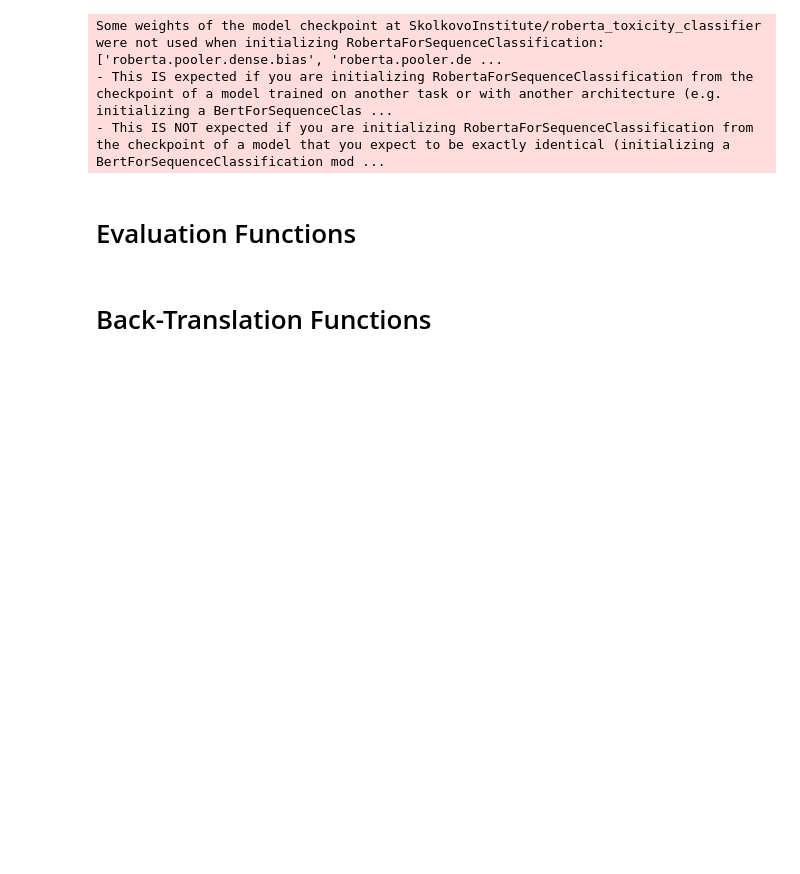
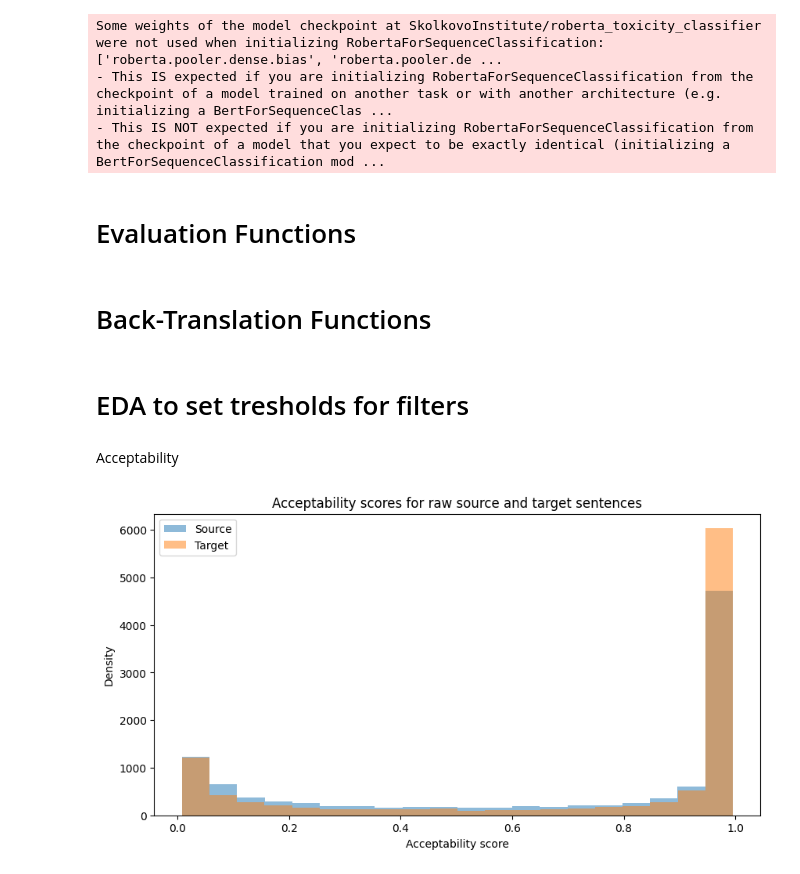
Before and after one commit to garyukong/T5-TextDetoxification, a Jupyter notebook: notebooks/3_Back-translation.ipynb, the cells around one changed output. Cells and saved outputs as stored; diff of their text form; code cells hidden in the pictures; blank space fills up the shorter version.

```diff
--- a/notebooks/3_Back-translation.ipynb
+++ b/notebooks/3_Back-translation.ipynb
@@ -300,3 +308,23 @@ def back_translate(texts, language_src, language_dst):
         all_back_translated_texts.extend(back_translated_texts_for_text)
 
     return all_back_translated_texts
+# %% [markdown]
+# EDA to set tresholds for filters
+# %% [markdown]
+Acceptability
+# %%
+# Get acceptability scores for raw source and target sentences
+raw_src_acceptability = calc_tox_acceptability(raw_datasets["train"]["source"], tokenizer_acceptability, model_acceptability, output_score=True, output_mean=False)
+raw_tgt_acceptability = calc_tox_acceptability(raw_datasets["train"]["target"], tokenizer_acceptability, model_acceptability, output_score=True, output_mean=False)
+# %%
+# Plot in density plots
+plt.figure(figsize=(10, 5))
+plt.title("Acceptability scores for raw source and target sentences")
+plt.xlabel("Acceptability score")
+plt.ylabel("Density")
+plt.hist(raw_src_acceptability, bins=20, alpha=0.5, label="Source")
+plt.hist(raw_tgt_acceptability, bins=20, alpha=0.5, label="Target")
+plt.legend()
+plt.show()
+# %% [output]
+[figure, added]
```
Also changed, not shown: parts of 10 cells of this notebook.
